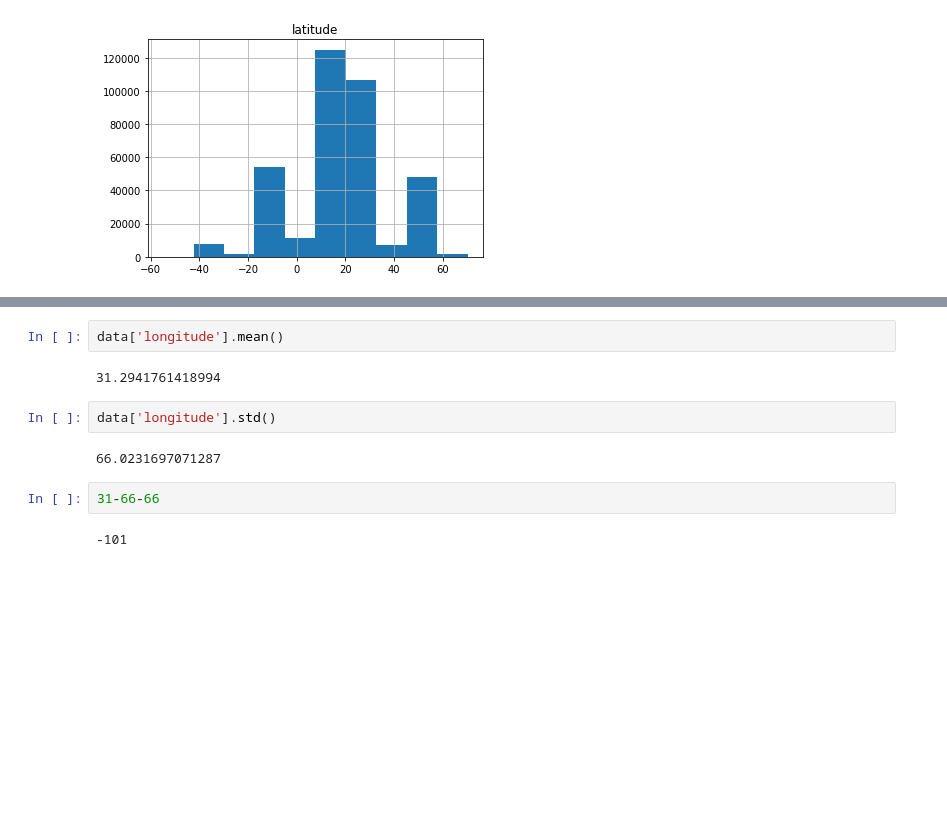
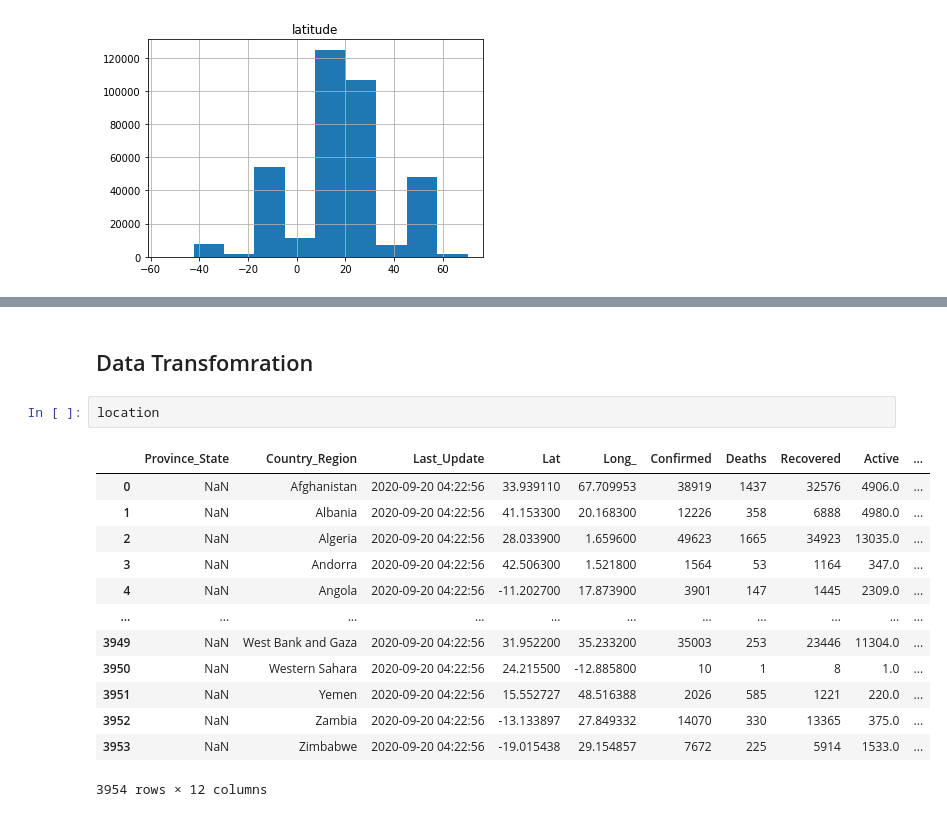
Before and after one commit to scotchontherocks31/cmpt459project, a Jupyter notebook: src/eda.ipynb, the cells around one changed output, grey strips where cells are left out. Cells and saved outputs as stored; diff of their text form; blank space fills up the shorter version.

```diff
--- a/src/eda.ipynb
+++ b/src/eda.ipynb
@@ -95,12 +119,18 @@ array([[<AxesSubplot:title={'center':'longitude'}>]], dtype=object)
-# %%
-data['longitude'].mean()
-# %% [output]
-31.2941761418994
-# %%
-data['longitude'].std()
-# %% [output]
-66.0231697071287
-# %%
-31-66-66
-# %% [output]
--101
+# %% [markdown]
+## Data Transfomration
+# %%
+location
+# %% [output]
+|  | Province_State | Country_Region | Last_Update | Lat | Long_ | Confirmed | Deaths | Recovered | Active | ... |
+| 0 | NaN | Afghanistan | 2020-09-20 04:22:56 | 33.939110 | 67.709953 | 38919 | 1437 | 32576 | 4906.0 | ... |
+| 1 | NaN | Albania | 2020-09-20 04:22:56 | 41.153300 | 20.168300 | 12226 | 358 | 6888 | 4980.0 | ... |
+| 2 | NaN | Algeria | 2020-09-20 04:22:56 | 28.033900 | 1.659600 | 49623 | 1665 | 34923 | 13035.0 | ... |
+| 3 | NaN | Andorra | 2020-09-20 04:22:56 | 42.506300 | 1.521800 | 1564 | 53 | 1164 | 347.0 | ... |
+| 4 | NaN | Angola | 2020-09-20 04:22:56 | -11.202700 | 17.873900 | 3901 | 147 | 1445 | 2309.0 | ... |
+| ... | ... | ... | ... | ... | ... | ... | ... | ... | ... | ... |
+| 3949 | NaN | West Bank and Gaza | 2020-09-20 04:22:56 | 31.952200 | 35.233200 | 35003 | 253 | 23446 | 11304.0 | ... |
+| 3950 | NaN | Western Sahara | 2020-09-20 04:22:56 | 24.215500 | -12.885800 | 10 | 1 | 8 | 1.0 | ... |
+| 3951 | NaN | Yemen | 2020-09-20 04:22:56 | 15.552727 | 48.516388 | 2026 | 585 | 1221 | 220.0 | ... |
+| 3952 | NaN | Zambia | 2020-09-20 04:22:56 | -13.133897 | 27.849332 | 14070 | 330 | 13365 | 375.0 | ... |
+| 3953 | NaN | Zimbabwe | 2020-09-20 04:22:56 | -19.015438 | 29.154857 | 7672 | 225 | 5914 | 1533.0 | ... |
+3954 rows × 12 columns
```
Also changed, not shown: parts of 5 cells of this notebook, 4 other files.
